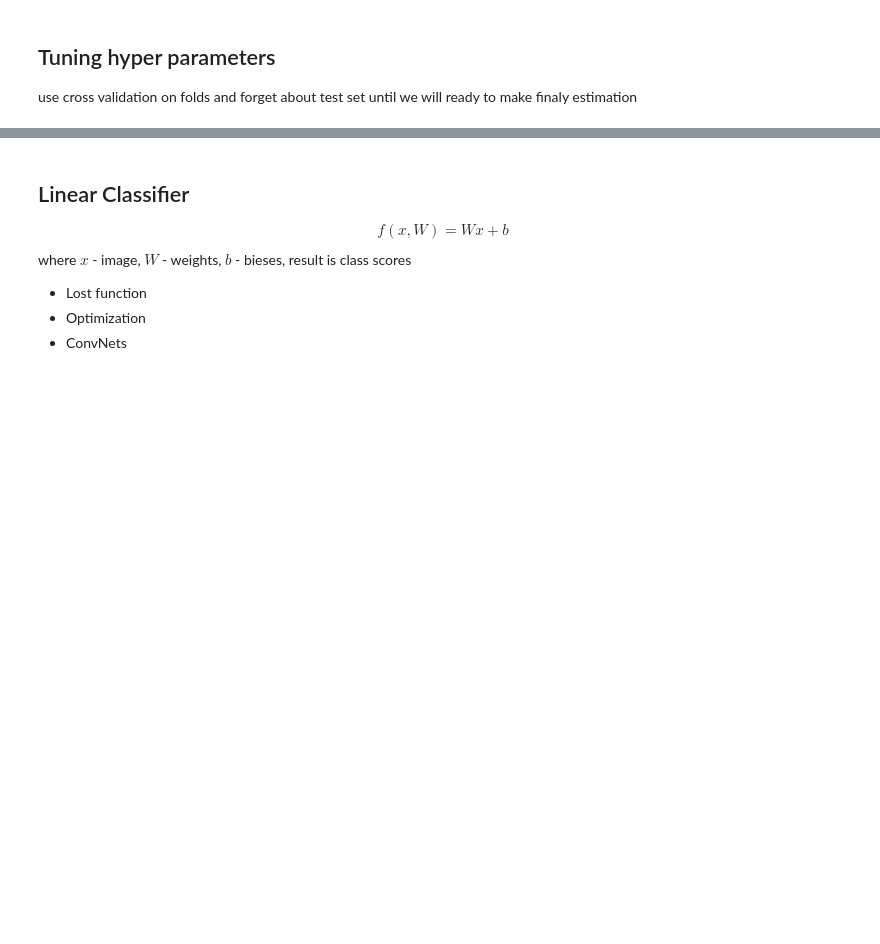
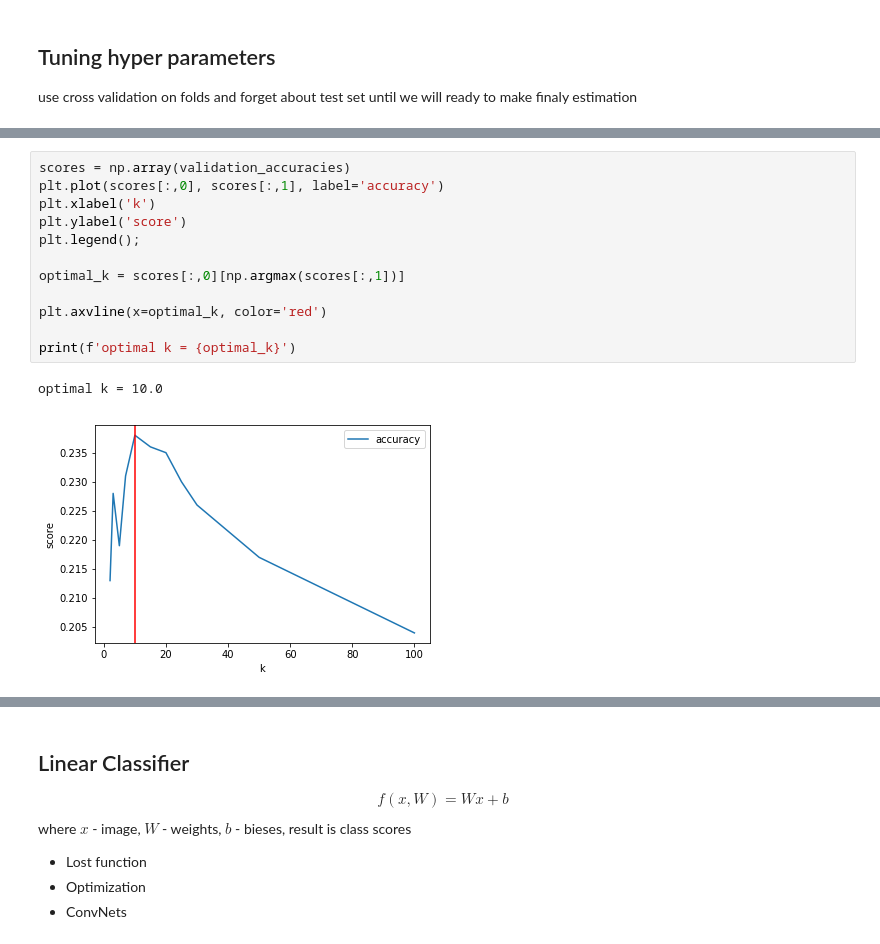
Before and after one commit to hyzhak/cs231n-lecture-notes, a Jupyter notebook: lec2-data-driven-approach-knn-linear-classification.ipynb, the cells around one changed output, grey strips where cells are left out. Saved outputs shown, nothing was run; the diff lists cells and outputs as text; blank space fills up the shorter version.

```diff
--- a/lec2-data-driven-approach-knn-linear-classification-1.ipynb
+++ b/lec2-data-driven-approach-knn-linear-classification.ipynb
@@ -242,0 +277,15 @@ use cross validation on folds and forget about test set until we will ready to m
+# %%
+scores = np.array(validation_accuracies)
+plt.plot(scores[:,0], scores[:,1], label='accuracy')
+plt.xlabel('k')
+plt.ylabel('score')
+plt.legend();
+
+optimal_k = scores[:,0][np.argmax(scores[:,1])]
+
+plt.axvline(x=optimal_k, color='red')
+
+print(f'optimal k = {optimal_k}')
+# %% [output]
+optimal k = 10.0
+[figure, added]
```
Also changed, not shown: parts of 12 cells of this notebook, 1 other file.
